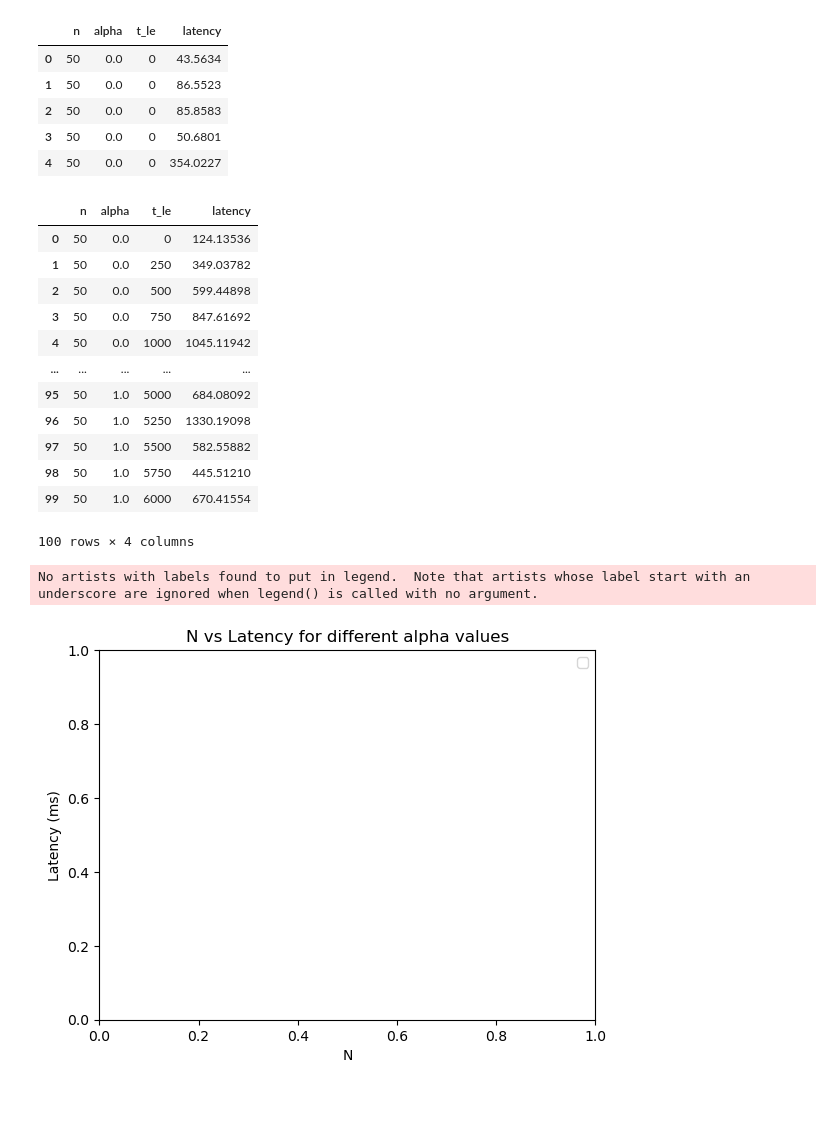
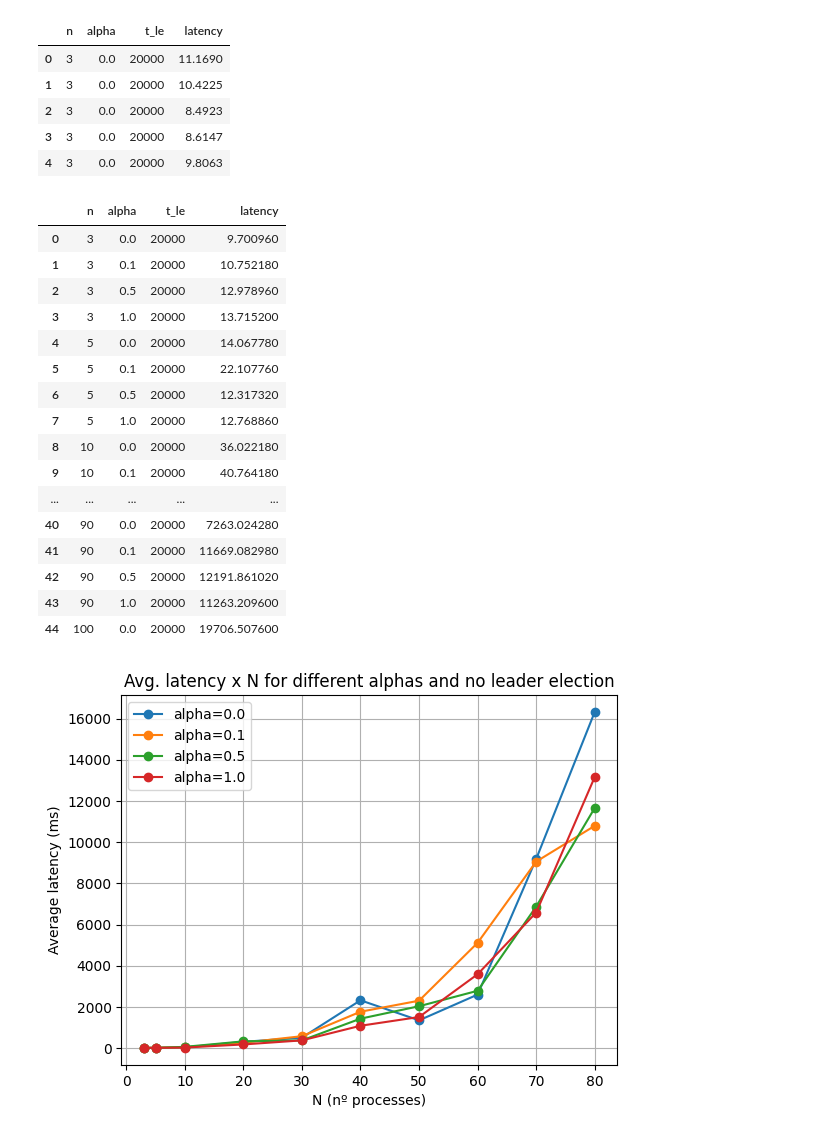
Before and after one commit to tarcisiobueno/synod-paxos-algorithm-java-SLR210, a Jupyter notebook: dataAnalysis/plots/plots4.ipynb, the cells around one changed output. Cells and saved outputs as stored; diff of their text form; code cells hidden in the pictures; blank space fills up the shorter version.

Commit message:
new plots

```diff
--- a/dataAnalysis/plots/plots4.ipynb
+++ b/dataAnalysis/plots/plots4.ipynb
@@ -3,54 +3,63 @@ import pandas as pd
 import matplotlib.pyplot as plt
 
 # Read the data from the CSV file
-data = pd.read_csv('latency.csv', sep=';')
+data = pd.read_csv('../data/latency_data.csv', sep=';')
 
 data.head()
 # %% [output]
 |  | n | alpha | t_le | latency |
-| 0 | 50 | 0.0 | 0 | 43.5634 |
-| 1 | 50 | 0.0 | 0 | 86.5523 |
-| 2 | 50 | 0.0 | 0 | 85.8583 |
-| 3 | 50 | 0.0 | 0 | 50.6801 |
-| 4 | 50 | 0.0 | 0 | 354.0227 |
+| 0 | 3 | 0.0 | 20000 | 11.1690 |
+| 1 | 3 | 0.0 | 20000 | 10.4225 |
+| 2 | 3 | 0.0 | 20000 | 8.4923 |
+| 3 | 3 | 0.0 | 20000 | 8.6147 |
+| 4 | 3 | 0.0 | 20000 | 9.8063 |
 # %%
 data = data.groupby(['n', 'alpha', 't_le']).mean().reset_index()
 data
 # %% [output]
 |  | n | alpha | t_le | latency |
-| 0 | 50 | 0.0 | 0 | 124.13536 |
-| 1 | 50 | 0.0 | 250 | 349.03782 |
-| 2 | 50 | 0.0 | 500 | 599.44898 |
-| 3 | 50 | 0.0 | 750 | 847.61692 |
-| 4 | 50 | 0.0 | 1000 | 1045.11942 |
+| 0 | 3 | 0.0 | 20000 | 9.700960 |
+| 1 | 3 | 0.1 | 20000 | 10.752180 |
+| 2 | 3 | 0.5 | 20000 | 12.978960 |
+| 3 | 3 | 1.0 | 20000 | 13.715200 |
+| 4 | 5 | 0.0 | 20000 | 14.067780 |
+| 5 | 5 | 0.1 | 20000 | 22.107760 |
+| 6 | 5 | 0.5 | 20000 | 12.317320 |
+| 7 | 5 | 1.0 | 20000 | 12.768860 |
+| 8 | 10 | 0.0 | 20000 | 36.022180 |
+| 9 | 10 | 0.1 | 20000 | 40.764180 |
 | ... | ... | ... | ... | ... |
-| 95 | 50 | 1.0 | 5000 | 684.08092 |
-| 96 | 50 | 1.0 | 5250 | 1330.19098 |
-| 97 | 50 | 1.0 | 5500 | 582.55882 |
-| 98 | 50 | 1.0 | 5750 | 445.51210 |
-| 99 | 50 | 1.0 | 6000 | 670.41554 |
+| 40 | 90 | 0.0 | 20000 | 7263.024280 |
+| 41 | 90 | 0.1 | 20000 | 11669.082980 |
+| 42 | 90 | 0.5 | 20000 | 12191.861020 |
+| 43 | 90 | 1.0 | 20000 | 11263.209600 |
+| 44 | 100 | 0.0 | 20000 | 19706.507600 |
-100 rows × 4 columns
 # %%
 # Group the data by 'alfa' and plot a line for each group
 
-filtered_data = data[data['t_le'] == 5]
+filtered_data = data[data['t_le'] == 20000]
+filtered_data = data[data['n'] <= 80]
 
 for name, group in filtered_data.groupby('alpha'):
+    # one decimal place
+    name = round(name, 1)
     plt.plot(group['n'], group['latency'], label=f'alpha={name}', marker='o')
 
 # Add labels and title
-plt.xlabel('N')
-plt.ylabel('Latency (ms)')
-plt.title('N vs Latency for different alpha values')
+plt.xlabel('N (nº processes)')
+plt.ylabel('Average latency (ms)')
+plt.title('Avg. latency x N for different alphas and no leader election')
 
 # Add a legend
 plt.legend()
 
+# Add grid lines
+plt.grid(True)
+
 # Show the plot
 plt.show()
 # %% [output]
-No artists with labels found to put in legend.  Note that artists whose label start with an underscore are ignored when legend() is called with no argument.
-[figure, old version]
+[figure, new version]
 # %%
 # Group the data by 'alfa' and plot a line for each group
 
```
Also changed, not shown: parts of 2 cells of this notebook, 3 other files.
